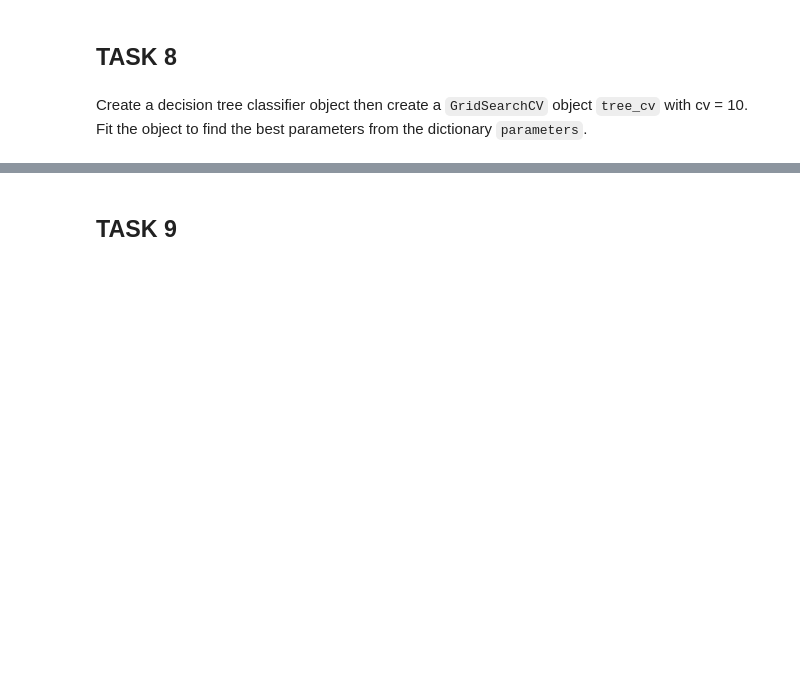
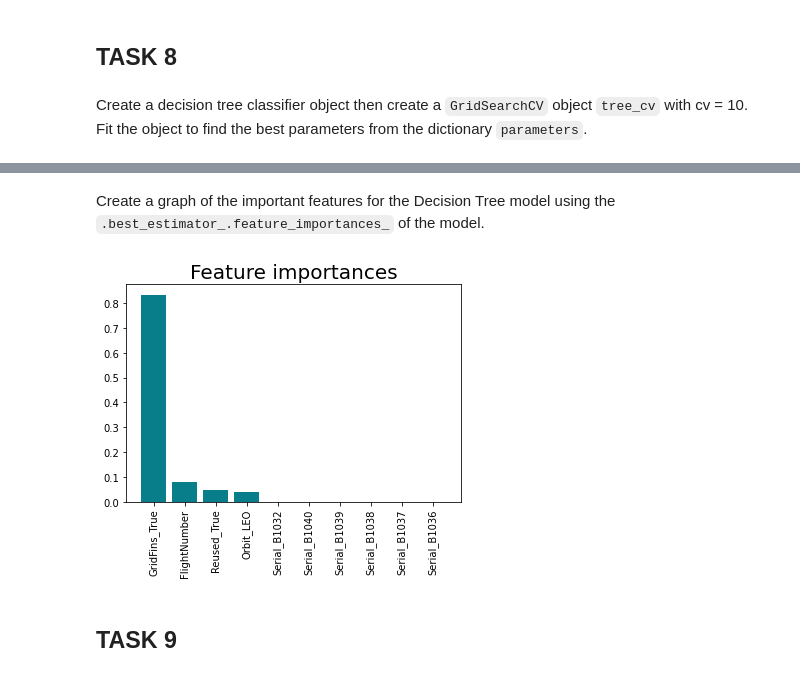
Before and after one commit to mtravaglini/DataScienceCapstone, a Jupyter notebook: SpaceX_Machine Learning Prediction_Part_5.ipynb, the cells around one changed output, grey strips where cells are left out. Cells and saved outputs as stored; diff of their text form; code cells hidden in the pictures; blank space fills up the shorter version.

Commit message:
Added feature importance and model accuracy chart.

```diff
--- a/SpaceX_Machine Learning Prediction_Part_5.ipynb
+++ b/SpaceX_Machine Learning Prediction_Part_5.ipynb
@@ -131,6 +131,7 @@ Standardize the data in <code>X</code> then reassign it to the variable  <code>X
 # %%
 #transform = preprocessing.StandardScaler(X)
 transform=preprocessing.StandardScaler().fit(X).transform(X)
+X_save=X
 X=transform
 X
 # %% [output]
@@ -246,3 +267,21 @@ print("accuracy :",tree_cv.best_score_)
+# %% [markdown]
+Create a graph of the important features for the Decision Tree model using the <code>.best_estimator_.feature_importances_</code> of the model.
+# %%
+importances = pd.DataFrame(data={
+    'Attribute': X_save.columns,
+    'Importance': tree_gs.best_estimator_.feature_importances_
+})
+importances = importances.sort_values(by='Importance', ascending=False)
+
+# only graph the top 10 important features
+importances = importances.head(10)
+
+plt.bar(x=importances['Attribute'], height=importances['Importance'], color='#087E8B')
+plt.title('Feature importances', size=20)
+plt.xticks(rotation='vertical')
+plt.show()
+# %% [output]
+[figure, added]
 # %% [markdown]
 ## TASK  9
 # %% [markdown]
```
Also changed, not shown: parts of 17 cells of this notebook.
